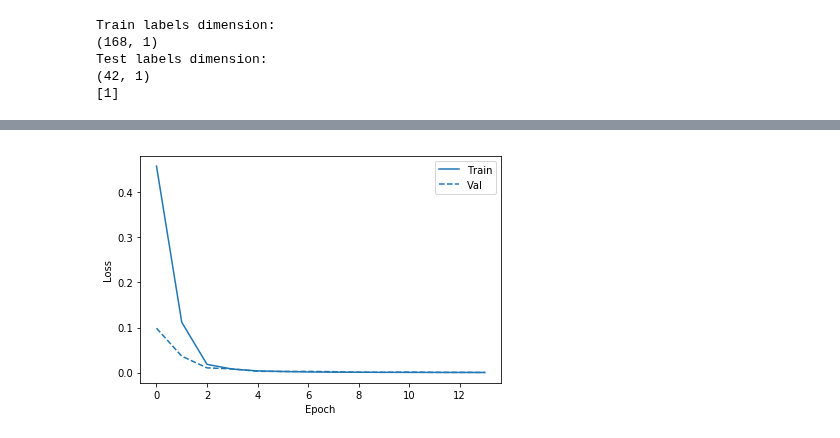
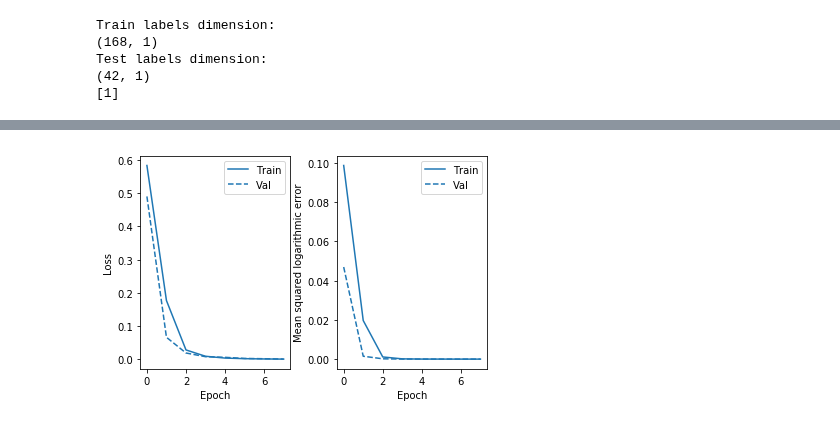
Before and after one commit to borodark/ie7860, a Jupyter notebook: HW2 MLP Sonar.ipynb, the cells around one changed output, grey strips where cells are left out. Saved outputs shown, nothing was run; the diff lists cells and outputs as text; code cells hidden in the pictures.

Commit message:
two models

```diff
--- a/HW2 MLP Sonar.ipynb
+++ b/HW2 MLP Sonar.ipynb
@@ -12,7 +12,7 @@ from keras.layers import Dense
 
 # Define function for plotting history
 import matplotlib.pyplot as plt
-def plot_metrics(history, metrics =  ['loss', 'accuracy']):
+def plot_metrics(history, metrics =  ['loss', 'acc']):
   for n, metric in enumerate(metrics):
     name = metric.replace("_"," ").capitalize()
     #plt.figsize=(20,10)
@@ -120,4 +120,6 @@ model.add(Dense(num_layers_1, activation='relu'))
 model.add(Dense(num_classes, activation='sigmoid'))
 
 # Compile the keras model
-model.compile(loss='binary_crossentropy', optimizer='adam', metrics=['mse'])
+model.compile(loss='binary_crossentropy', optimizer='adam', metrics=['mse','mean_squared_logarithmic_error','acc'])
+# Fit keras model
+history = model.fit(train, y_train_one_hot, epochs=8, batch_size=1, validation_split = 0.20)
@@ -124,3 +143,0 @@ model.compile(loss='binary_crossentropy', optimizer='adam', metrics=['mse'])
-# %%
-# Fit keras model
-history = model.fit(train, y_train_one_hot, epochs=14, batch_size=1, validation_split = 0.20)
@@ -145,6 +144,6 @@ Epoch 14/14
 # %%
 # Plot the training/validation history of our Keras model
 colors = plt.rcParams['axes.prop_cycle'].by_key()['color']
-plot_metrics(history,  metrics =  ['loss'])
+plot_metrics(history,  metrics =  ['loss', 'mean_squared_logarithmic_error'])
 # %% [output]
-[figure, old version]
+[figure, new version]
```
Also changed, not shown: parts of 9 cells of this notebook.
